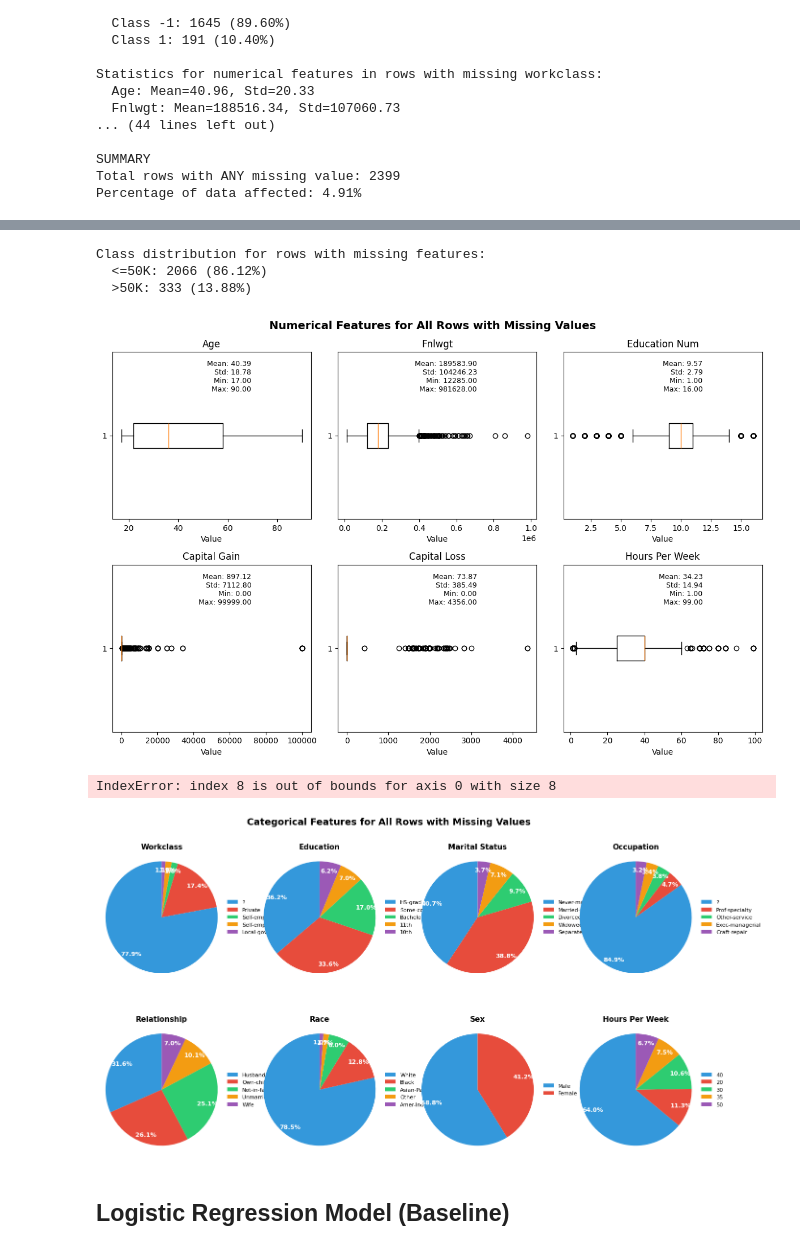
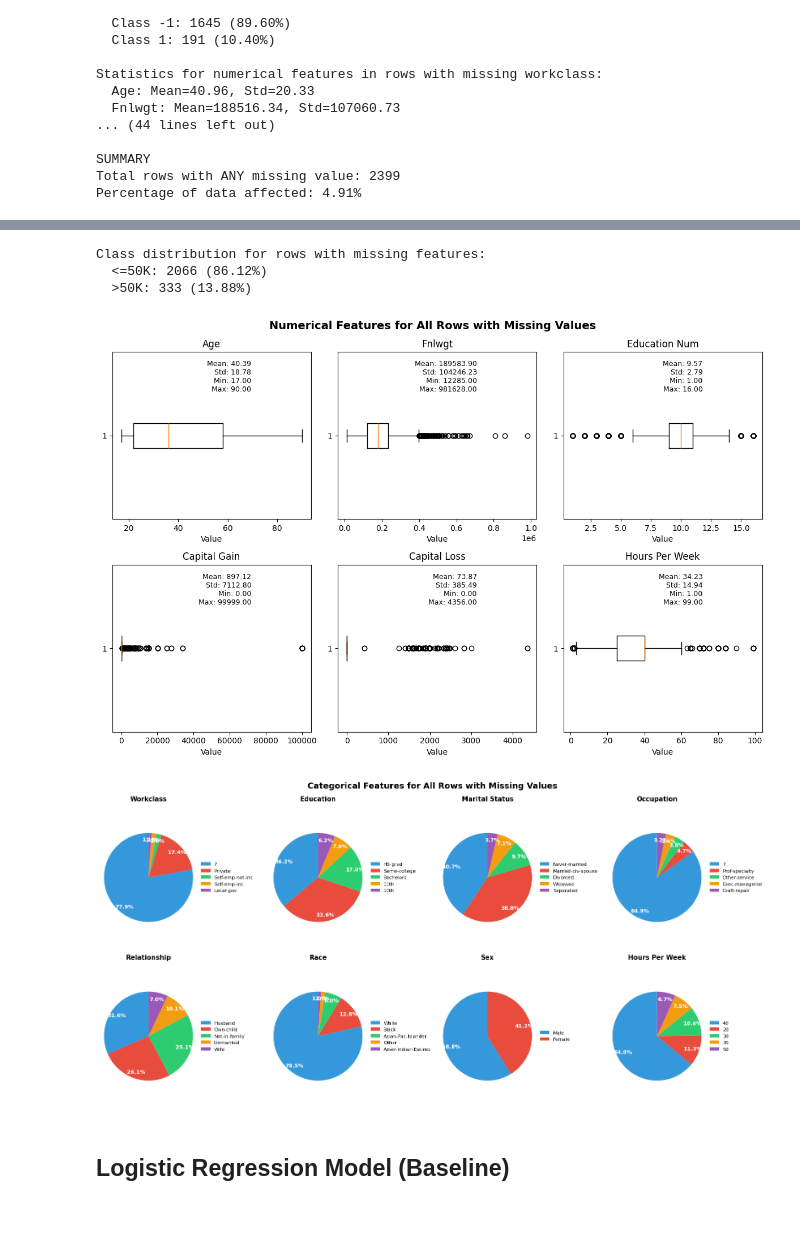
Before and after one commit to arrrnav/ML_Project_178, a Jupyter notebook: ml.ipynb, the cells around one changed output, grey strips where cells are left out. Cells and saved outputs as stored; diff of their text form; code cells hidden in the pictures; blank space fills up the shorter version.

Commit message:
Fixed some errors with the code

```diff
--- a/ml.ipynb
+++ b/ml.ipynb
@@ -235,6 +235,12 @@ plt.show()
 total_rows = Xo.shape[0]
 rows_with_missing_count = np.sum(rows_with_missing)
 missing_percentage = (rows_with_missing_count / total_rows) * 100
+
+features_with_missing = {
+    "workclass": 1,
+    "occupation":6,
+    "native-country": 13,
+    }
 
 print(f"Total datapoints: {total_rows}")
 print(f"Datapoints with missing values: {rows_with_missing_count}")
@@ -543,7 +551,7 @@ axes = axes.flatten()
 
 colors_palette = ['#3498db', '#e74c3c', '#2ecc71', '#f39c12', '#9b59b6', '#95a5a6']
 
-for plot_idx, cat_idx in enumerate(cat_indices):
+for plot_idx, cat_idx in enumerate(cat_indices[:-1]):
     feat_data = X_all_missing[:, cat_idx].astype(str)
     unique, counts = np.unique(feat_data, return_counts=True)
 
@@ -573,35 +581,34 @@ for plot_idx, cat_idx in enumerate(cat_indices):
         fontsize=11,
         fontweight='bold',
         pad=10
     )
 
     axes[plot_idx].legend(
         wedges,
         top_unique,
         loc="center left",
         bbox_to_anchor=(1, 0, 0.5, 1),
         fontsize=8,
         frameon=False
     )
 
     axes[plot_idx].axis("equal")
 
 # Remove unused subplots
 for i in range(len(cat_indices), len(axes)):
     fig.delaxes(axes[i])
 
 plt.tight_layout()
 plt.show()
 
 print("\n")
 # %% [output]
 [figure]
 Class distribution for rows with missing features:
   <=50K: 2066 (86.12%)
   >50K: 333 (13.88%)
 [figure]
-IndexError: index 8 is out of bounds for axis 0 with size 8
-[figure, old version]
+[figure, new version]
 # %% [markdown]
 ## Logistic Regression Model (Baseline)
 # %%
```
Also changed, not shown: parts of 3 cells of this notebook.
